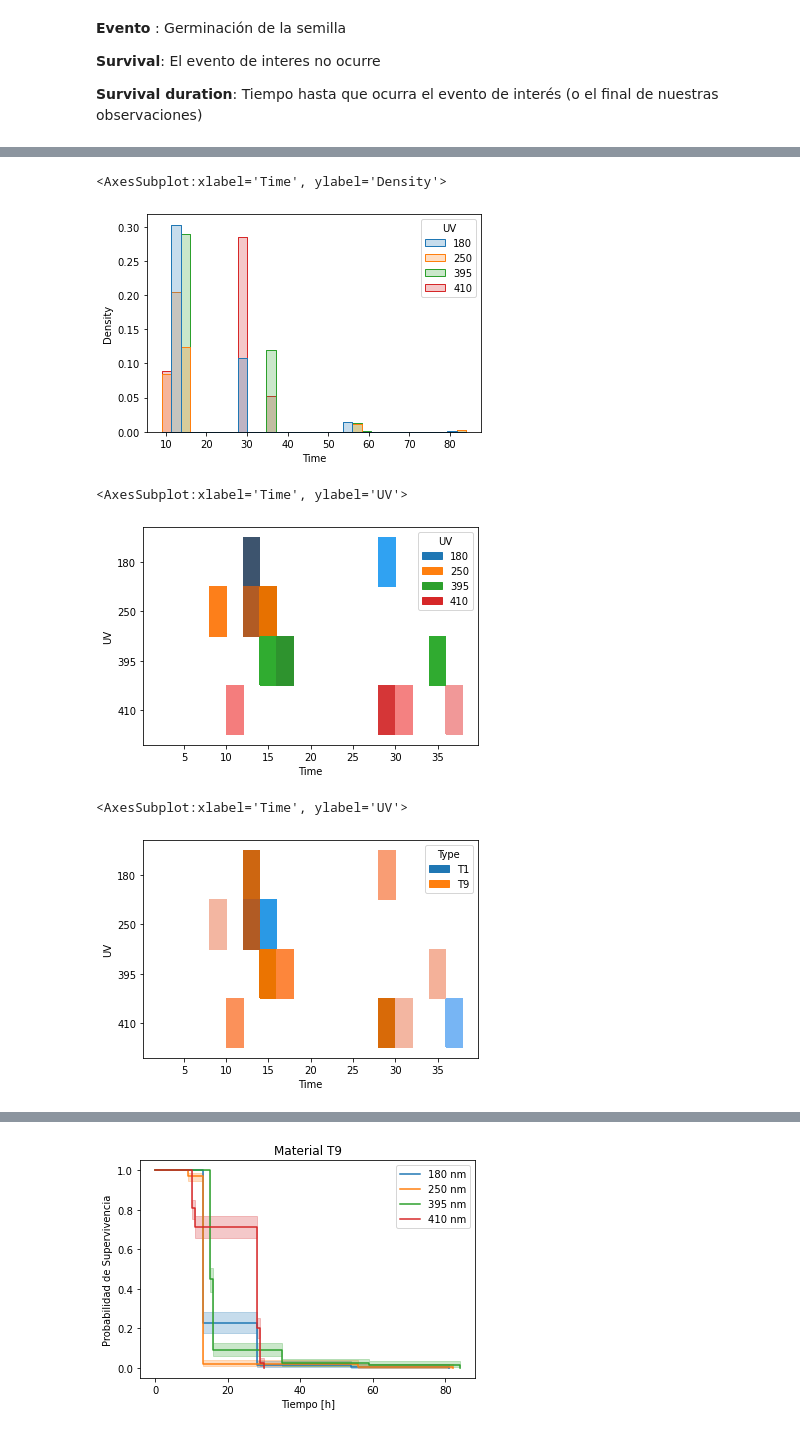
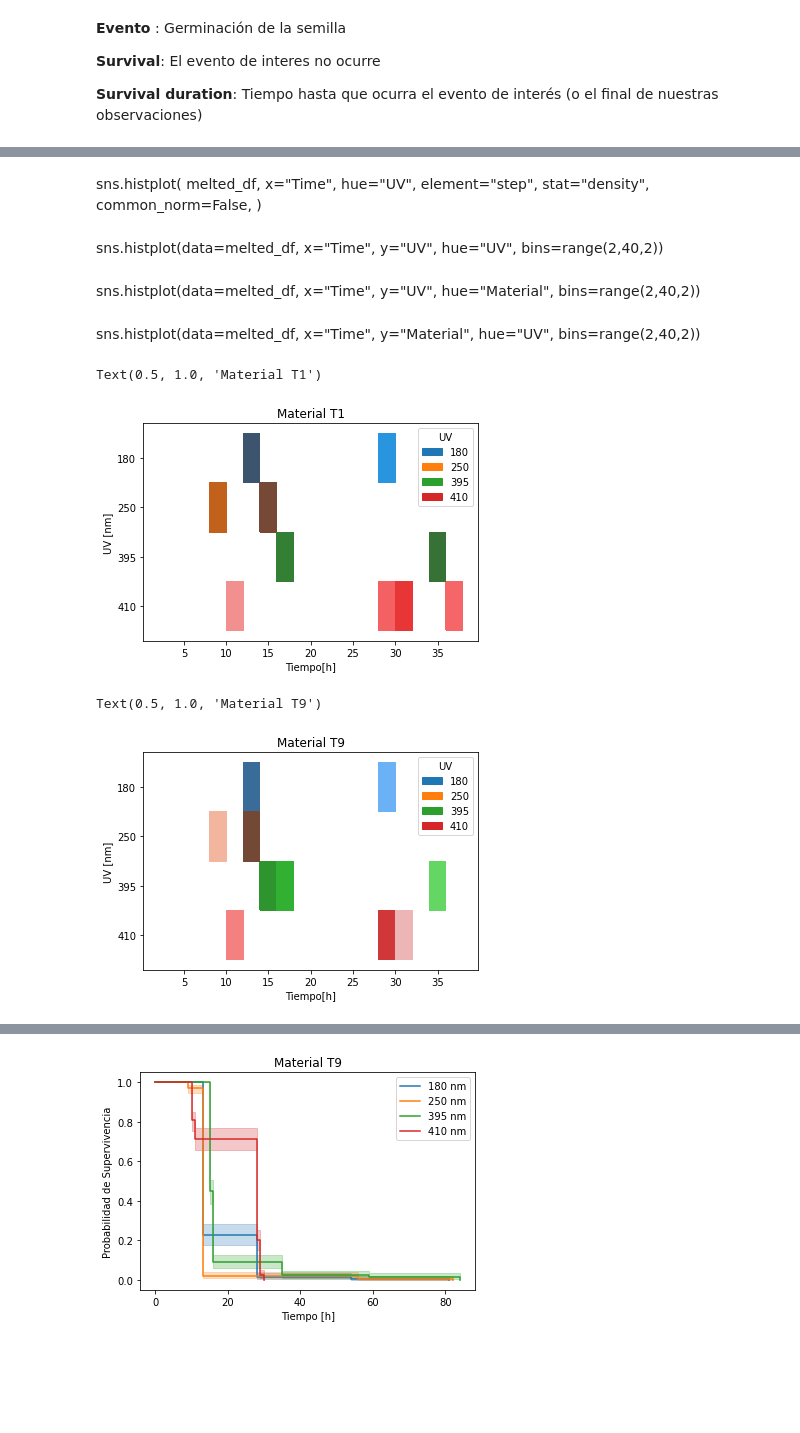
Before and after one commit to andreapy/Quinua, a Jupyter notebook: Germina.ipynb, the cells around one changed output, grey strips where cells are left out. Cells and saved outputs as stored; diff of their text form; code cells hidden in the pictures; blank space fills up the shorter version.

```diff
--- a/Germina.ipynb
+++ b/Germina.ipynb
@@ -84,6 +47,6 @@ melted_df.head()
 # %%
 # Extract the measurement type (T1 or T9) from the column name
-melted_df["Type"] = melted_df["Measurement"].str.split("_").str[0]
+melted_df["Material"] = melted_df["Measurement"].str.split("_").str[0]
 melted_df["UV"] = melted_df["Measurement"].str.split("_").str[1]
 # %%
 melted_df.info()
@@ -130,18 +108,27 @@ sns.histplot(data=melted_df[melted_df['Type']=='T9'],x="Time", hue="UV",element=
-# %%
-sns.histplot(
-    melted_df, x="Time", hue="UV", element="step",
-    stat="density", common_norm=False,
-)
-# %% [output]
-<AxesSubplot:xlabel='Time', ylabel='Density'>
-[figure, removed]
+# %% [markdown]
+sns.histplot(
+    melted_df, x="Time", hue="UV", element="step",
+    stat="density", common_norm=False,
+)
+# %% [markdown]
+sns.histplot(data=melted_df, x="Time", y="UV", hue="UV", bins=range(2,40,2))
+# %% [markdown]
+sns.histplot(data=melted_df, x="Time", y="UV", hue="Material", bins=range(2,40,2))
+# %% [markdown]
+sns.histplot(data=melted_df, x="Time", y="Material", hue="UV", bins=range(2,40,2))
 # %%
-sns.histplot(data=melted_df, x="Time", y="UV", hue="UV", bins=range(2,40,2))
+sns.histplot(data=melted_df[melted_df['Material']=='T1'], x="Time", y="UV", hue="UV", bins=range(2,40,2))
+plt.xlabel('Tiempo[h]')
+plt.ylabel('UV [nm]')
+plt.title('Material T1')
 # %% [output]
-<AxesSubplot:xlabel='Time', ylabel='UV'>
+Text(0.5, 1.0, 'Material T1')
-[figure, old version]
+[figure, new version]
 # %%
-sns.histplot(data=melted_df, x="Time", y="UV", hue="Type", bins=range(2,40,2))
+sns.histplot(data=melted_df[melted_df['Material']=='T9'], x="Time", y="UV", hue="UV", bins=range(2,40,2))
+plt.xlabel('Tiempo[h]')
+plt.ylabel('UV [nm]')
+plt.title('Material T9')
 # %% [output]
-<AxesSubplot:xlabel='Time', ylabel='UV'>
+Text(0.5, 1.0, 'Material T9')
-[figure, old version]
+[figure, new version]
```
Also changed, not shown: parts of 58 cells of this notebook.
